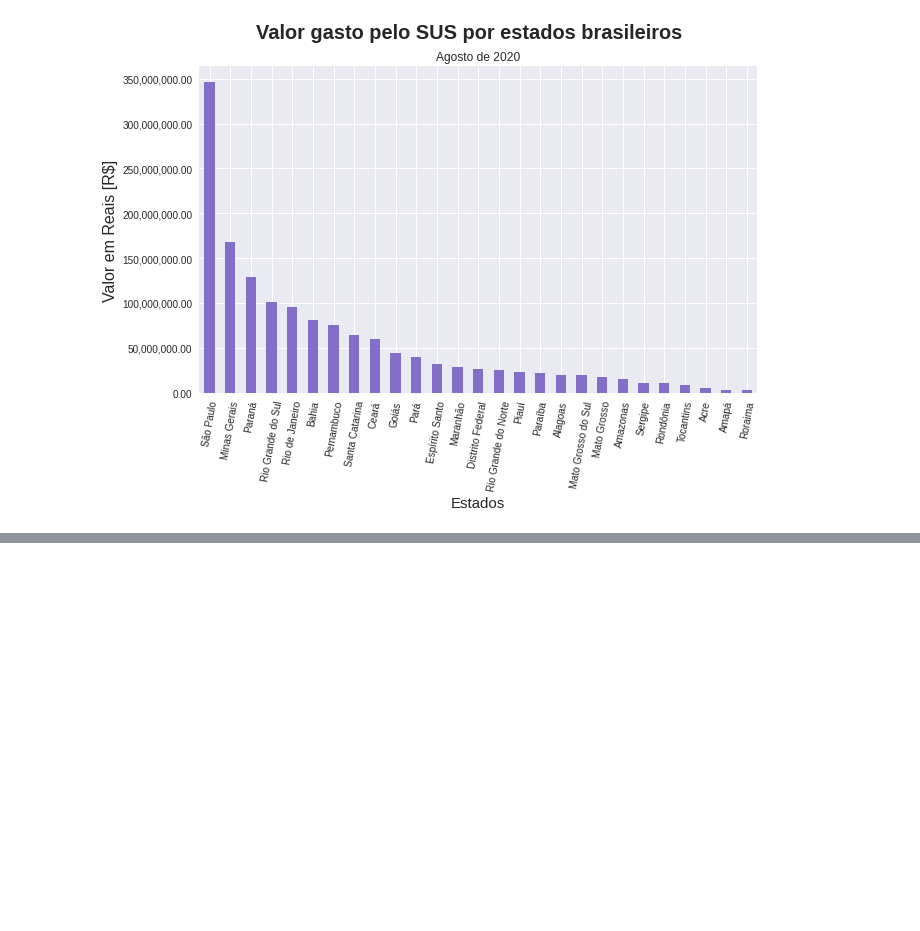
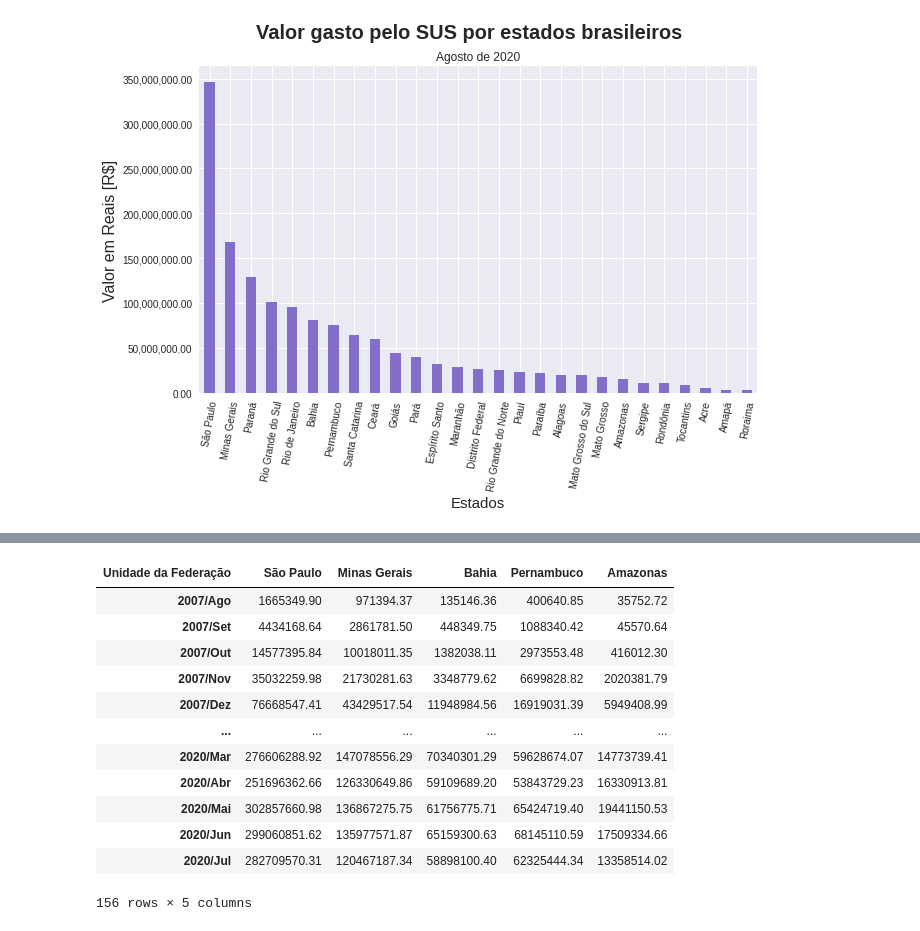
Before and after one commit to JuniorTorresMTJ/Bootcamp_Data_Science_Aplicada_Alura, a Jupyter notebook: notebook/Analisando_Dados_Sáude_Pandas.ipynb, the cells around one changed output, grey strips where cells are left out. Cells and saved outputs as stored; diff of their text form; code cells hidden in the pictures; blank space fills up the shorter version.

```diff
--- a/notebook/Analisando_Dados_Sáude_Pandas.ipynb
+++ b/notebook/Analisando_Dados_Sáude_Pandas.ipynb
@@ -251,0 +369,16 @@ plt.show()
+# %%
+estados_plot
+# %% [output]
+| Unidade da Federação | São Paulo | Minas Gerais | Bahia | Pernambuco | Amazonas |
+| 2007/Ago | 1665349.90 | 971394.37 | 135146.36 | 400640.85 | 35752.72 |
+| 2007/Set | 4434168.64 | 2861781.50 | 448349.75 | 1088340.42 | 45570.64 |
+| 2007/Out | 14577395.84 | 10018011.35 | 1382038.11 | 2973553.48 | 416012.30 |
+| 2007/Nov | 35032259.98 | 21730281.63 | 3348779.62 | 6699828.82 | 2020381.79 |
+| 2007/Dez | 76668547.41 | 43429517.54 | 11948984.56 | 16919031.39 | 5949408.99 |
+| ... | ... | ... | ... | ... | ... |
+| 2020/Mar | 276606288.92 | 147078556.29 | 70340301.29 | 59628674.07 | 14773739.41 |
+| 2020/Abr | 251696362.66 | 126330649.86 | 59109689.20 | 53843729.23 | 16330913.81 |
+| 2020/Mai | 302857660.98 | 136867275.75 | 61756775.71 | 65424719.40 | 19441150.53 |
+| 2020/Jun | 299060851.62 | 135977571.87 | 65159300.63 | 68145110.59 | 17509334.66 |
+| 2020/Jul | 282709570.31 | 120467187.34 | 58898100.40 | 62325444.34 | 13358514.02 |
+156 rows × 5 columns
```
Also changed, not shown: parts of 27 cells of this notebook.
